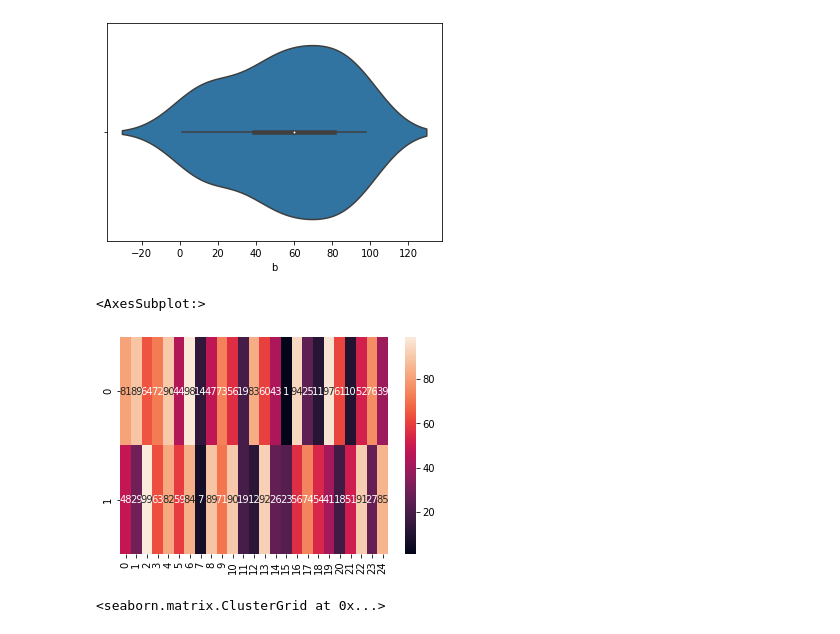
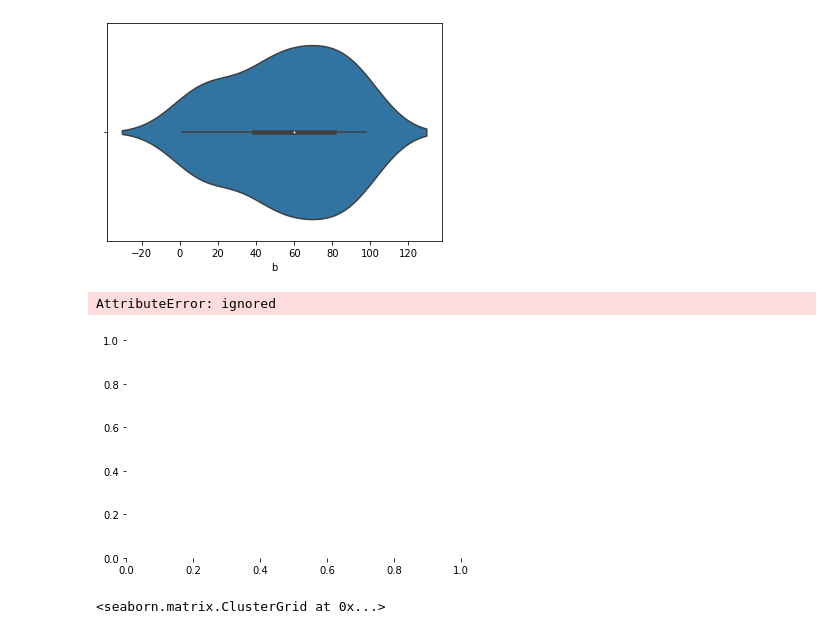
Before and after one commit to GabrielFonsecaNunes/data-science-with-python, a Jupyter notebook: Aula 2/Notebooks/Notebook_2_Seaborn.ipynb, the cells around one changed output. Drawn from its saved outputs; the diff is of its cells as text; code cells hidden in the pictures.

```diff
--- a/Aula 2/Notebooks/Notebook_2_Seaborn.ipynb
+++ b/Aula 2/Notebooks/Notebook_2_Seaborn.ipynb
@@ -34,3 +37,4 @@ sea.__version__
 # %%
 # Carregando um dos datasets que vem com o Seaborn
-dados = sea.load_dataset("tips")
+df = sns.load_dataset("tips")
+type(df)
@@ -128,10 +154,10 @@ sea.violinplot(df.b)
 [figure]
 # %%
 # Heatmap
-sea.heatmap([df.b, df.a], annot = True, fmt = "d")
+sea.heatmap([df.b, df.a], annot = True, fmt = "d", orient = "h")
 # %% [output]
-<AxesSubplot:>
+AttributeError: ignored
-[figure, old version]
+[figure, new version]
 # %%
 # Clustermap
 sea.clustermap(df)
```
Also changed, not shown: parts of 18 cells of this notebook.
